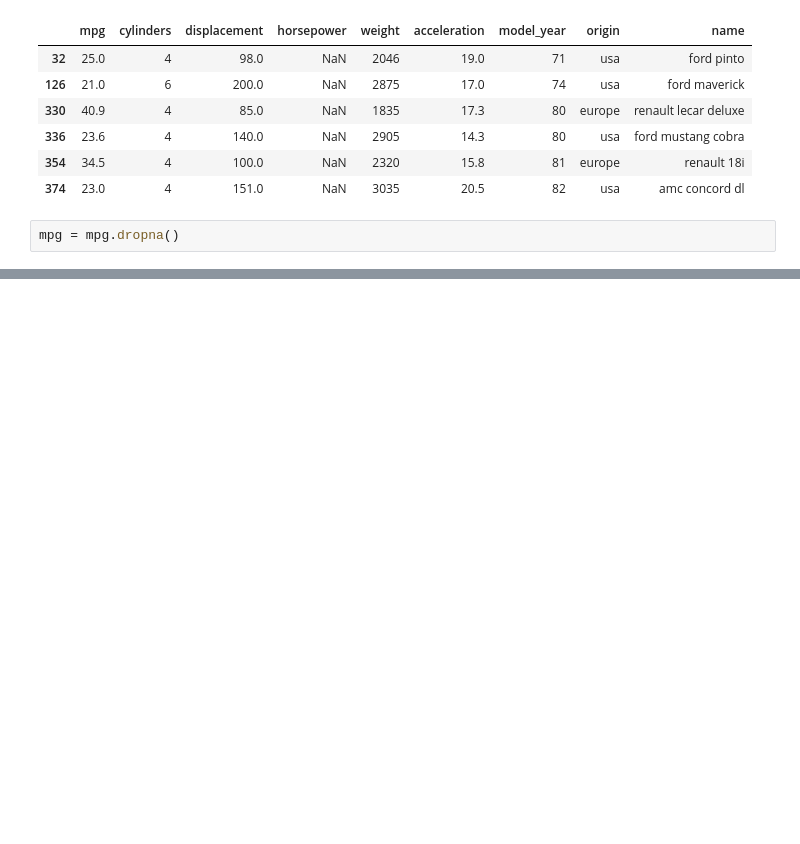
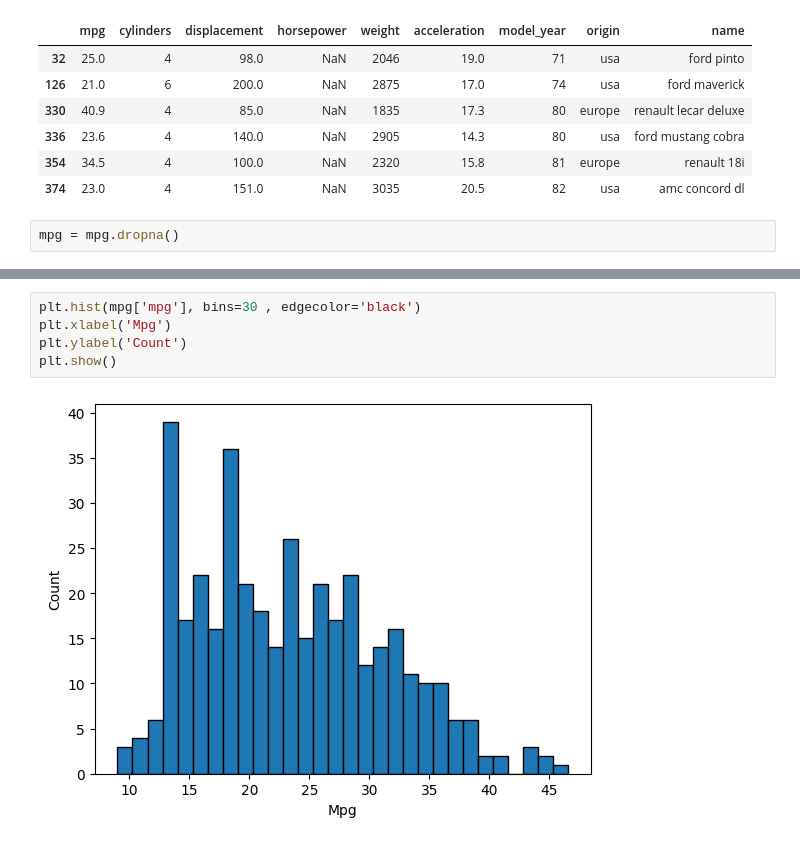
Before and after one commit to Lilit900/machine_learning_lilit_ajoyan_mlops25, a Jupyter notebook: exercises/exercise_1/mpg_linear_regression.ipynb, the cells around one changed output, grey strips where cells are left out. Saved outputs shown, nothing was run; the diff lists cells and outputs as text; blank space fills up the shorter version.

```diff
--- a/exercises/exercise_1/mpg_linear_regression.ipynb
+++ b/exercises/exercise_1/mpg_linear_regression.ipynb
@@ -58,0 +91,7 @@ mpg = mpg.dropna()
+# %%
+plt.hist(mpg['mpg'], bins=30 , edgecolor='black')
+plt.xlabel('Mpg')
+plt.ylabel('Count')
+plt.show()
+# %% [output]
+[figure, added]
```
Also changed, not shown: parts of 6 cells of this notebook.
